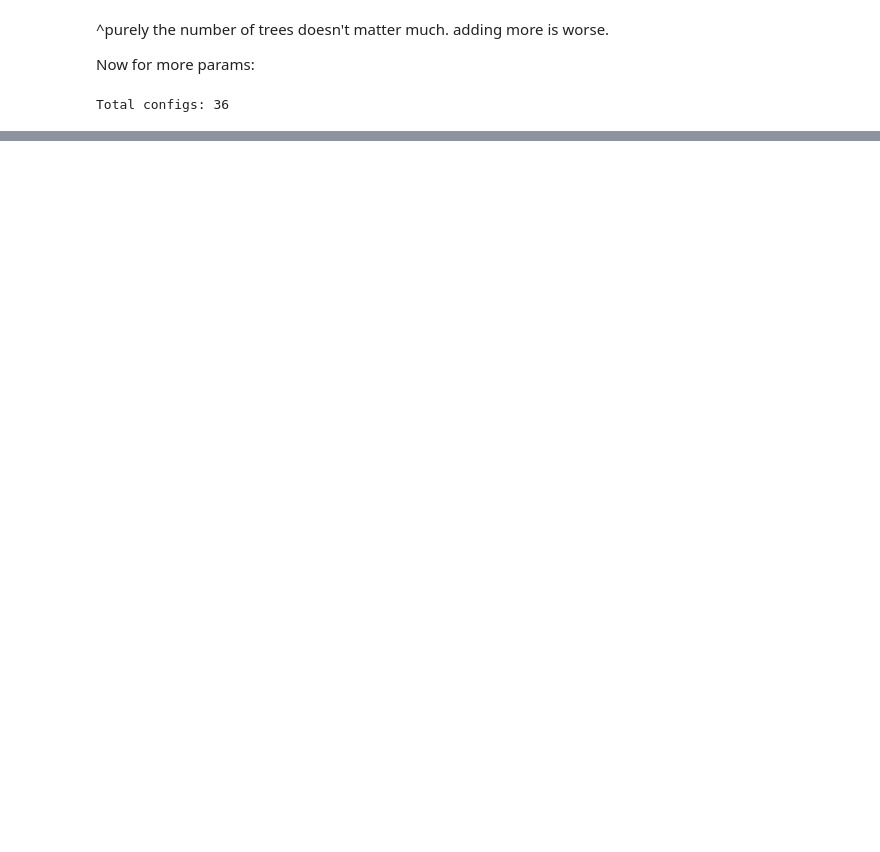
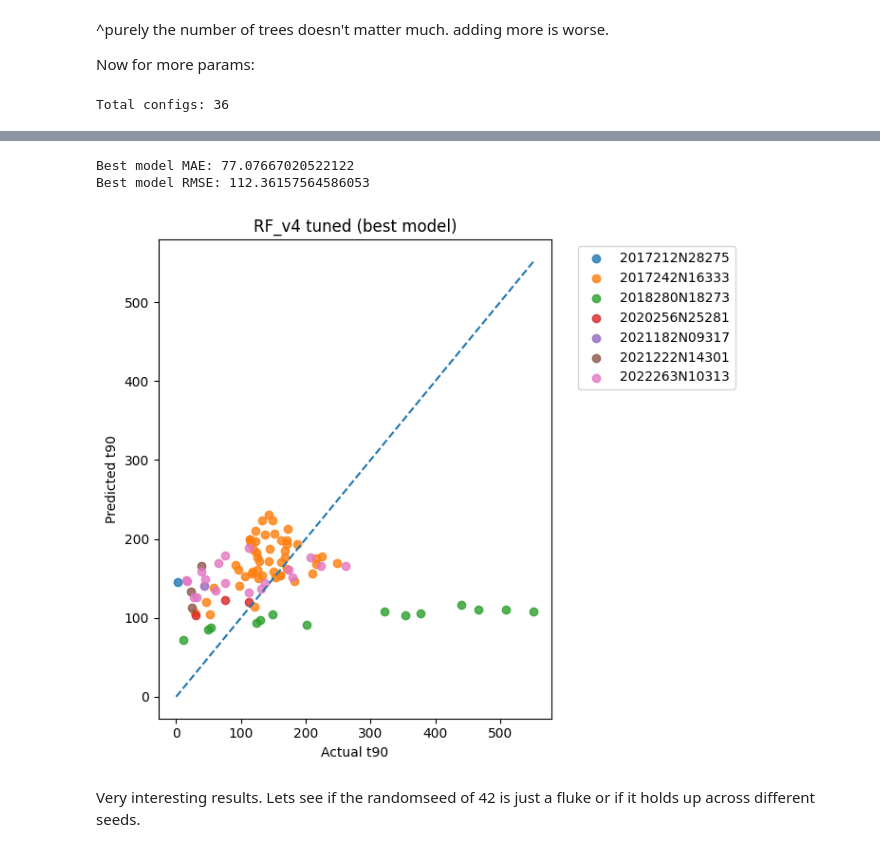
Before and after one commit to lukemccarvill/outage-recovery-forecasting, a Jupyter notebook: python_scripts/RF_v4.ipynb, the cells around one changed output, grey strips where cells are left out. Drawn from its saved outputs; the diff is of its cells as text; code cells hidden in the pictures; blank space fills up the shorter version.

```diff
--- a/python_scripts/RF_v4.ipynb
+++ b/python_scripts/RF_v4.ipynb
@@ -624,0 +699,49 @@ plt.show()
+# %%
+# -----------------------
+# Refit best RF model and generate predictions
+# -----------------------
+
+# best_params = {
+#     "n_estimators": 200,
+#     "min_samples_leaf": 5,
+#     "max_features": 0.5
+# }
+
+best_params = {
+    "n_estimators": 200,
+    "min_samples_leaf": 6,
+    "max_features": 0.2
+}
+
+logo = LeaveOneGroupOut()
+
+preds_best = np.full(len(y), np.nan)
+
+for train_idx, test_idx in logo.split(X, y, groups):
+    X_train, X_test = X.iloc[train_idx], X.iloc[test_idx]
+    y_train = y.iloc[train_idx]
+
+    model_best = Pipeline([
+        ("preprocess", preprocess),
+        ("rf", RandomForestRegressor(
+            n_estimators=best_params["n_estimators"],
+            min_samples_leaf=best_params["min_samples_leaf"],
+            max_features=best_params["max_features"],
+            random_state=42
+        ))
+    ])
+
+    model_best.fit(X_train, y_train)
+    preds_best[test_idx] = model_best.predict(X_test)
+
+# Global metrics (sanity check)
+print("Best model MAE:", mean_absolute_error(y, preds_best))
+print("Best model RMSE:", np.sqrt(mean_squared_error(y, preds_best)))
+
+plot_scatter_by_storm(preds_best, "RF_v4 tuned (best model)")
+# %% [output]
+Best model MAE: 77.07667020522122
+Best model RMSE: 112.36157564586053
+[figure, added]
+# %% [markdown]
+Very interesting results. Lets see if the randomseed of 42 is just a fluke or if it holds up across different seeds.
```
Also changed, not shown: parts of 36 cells of this notebook, 3 other files.
